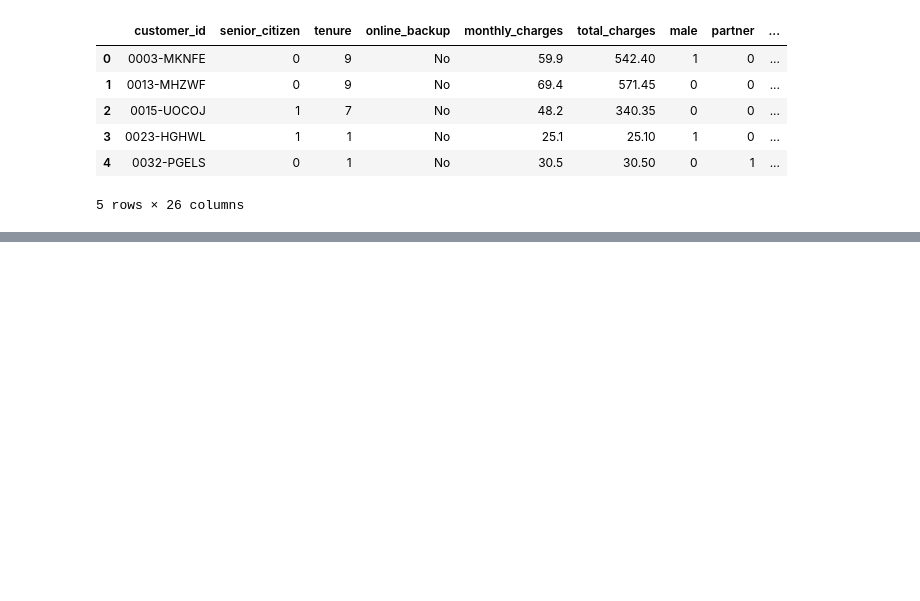
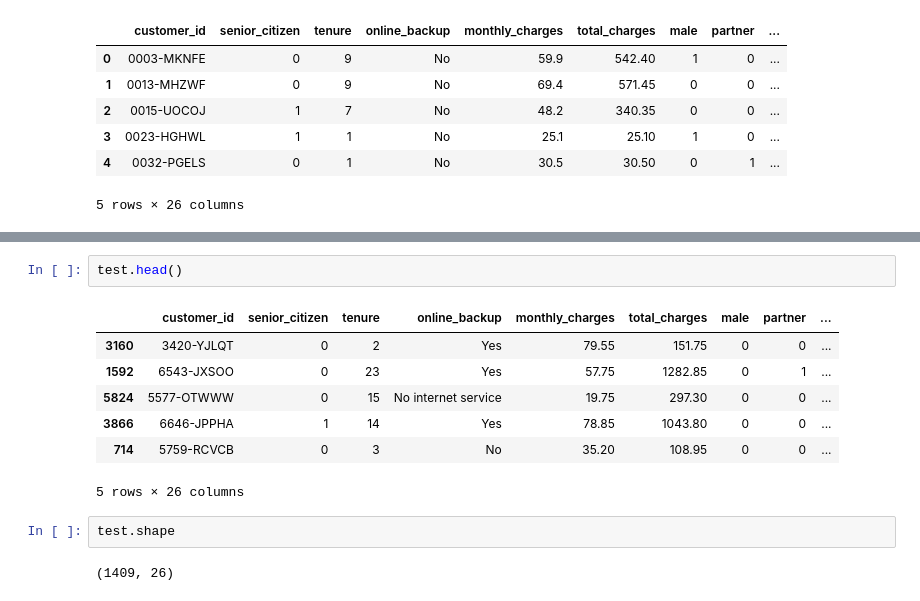
Before and after one commit to johngrinstead/classification_project, a Jupyter notebook: test_notebook.ipynb, the cells around one changed output, grey strips where cells are left out. Drawn from its saved outputs; the diff is of its cells as text; blank space fills up the shorter version.

```diff
--- a/test_notebook.ipynb
+++ b/test_notebook.ipynb
@@ -41,0 +74,14 @@ df.head()
+# %%
+test.head()
+# %% [output]
+|  | customer_id | senior_citizen | tenure | online_backup | monthly_charges | total_charges | male | partner | ... |
+| 3160 | 3420-YJLQT | 0 | 2 | Yes | 79.55 | 151.75 | 0 | 0 | ... |
+| 1592 | 6543-JXSOO | 0 | 23 | Yes | 57.75 | 1282.85 | 0 | 1 | ... |
+| 5824 | 5577-OTWWW | 0 | 15 | No internet service | 19.75 | 297.30 | 0 | 0 | ... |
+| 3866 | 6646-JPPHA | 1 | 14 | Yes | 78.85 | 1043.80 | 0 | 0 | ... |
+| 714 | 5759-RCVCB | 0 | 3 | No | 35.20 | 108.95 | 0 | 0 | ... |
+5 rows × 26 columns
+# %%
+test.shape
+# %% [output]
+(1409, 26)
```
Also changed, not shown: parts of 6 cells of this notebook, 2 other files.
